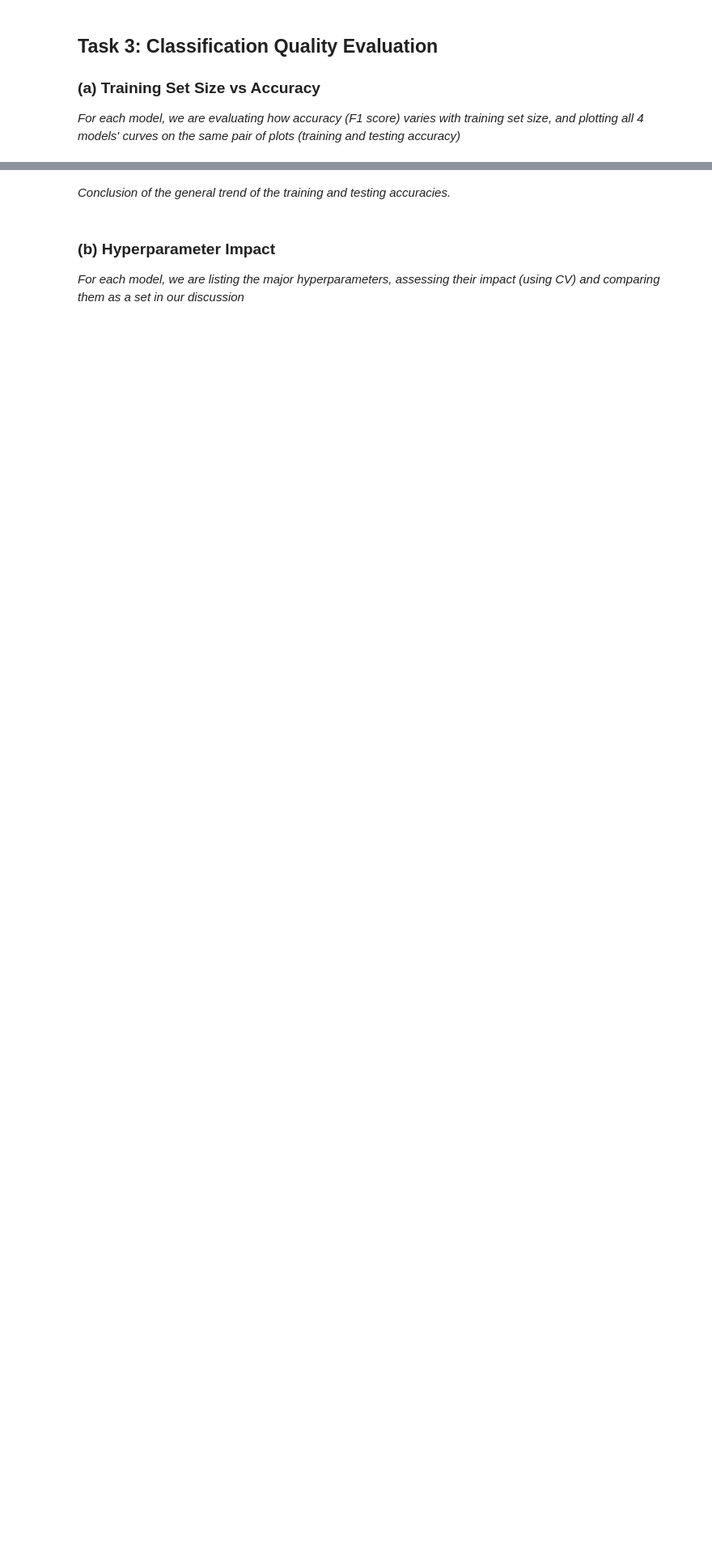
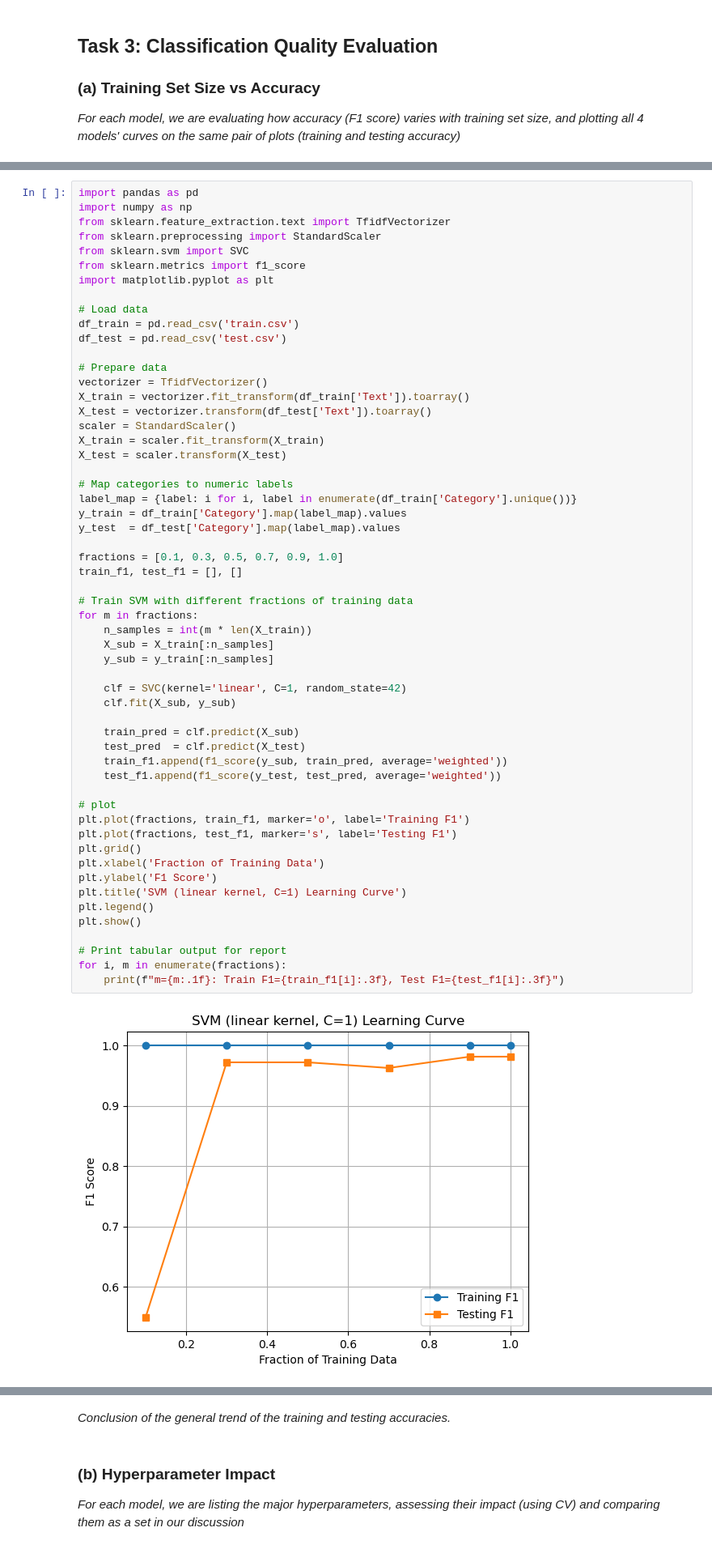
Before and after one commit to timsinyakov/361ass3, a Jupyter notebook: assignment3.ipynb, the cells around one changed output, grey strips where cells are left out. Shown: that part at 81% size. Drawn from its saved outputs; the diff is of its cells as text; blank space fills up the shorter version.

```diff
--- a/assignment3.ipynb
+++ b/assignment3.ipynb
@@ -702,0 +784,58 @@ Test F1 Scores: [0.5598224362778794, 0.981533356484161, 0.9638019282521352, 0.96
+# %%
+import pandas as pd
+import numpy as np
+from sklearn.feature_extraction.text import TfidfVectorizer
+from sklearn.preprocessing import StandardScaler
+from sklearn.svm import SVC
+from sklearn.metrics import f1_score
+import matplotlib.pyplot as plt
+
+# Load data
+df_train = pd.read_csv('train.csv')
+df_test = pd.read_csv('test.csv')
+
+# Prepare data
+vectorizer = TfidfVectorizer()
+X_train = vectorizer.fit_transform(df_train['Text']).toarray()
+X_test = vectorizer.transform(df_test['Text']).toarray()
+scaler = StandardScaler()
+X_train = scaler.fit_transform(X_train)
+X_test = scaler.transform(X_test)
+
+# Map categories to numeric labels
+label_map = {label: i for i, label in enumerate(df_train['Category'].unique())}
+y_train = df_train['Category'].map(label_map).values
+y_test  = df_test['Category'].map(label_map).values
+
+fractions = [0.1, 0.3, 0.5, 0.7, 0.9, 1.0]
+train_f1, test_f1 = [], []
+
+# Train SVM with different fractions of training data
+for m in fractions:
+    n_samples = int(m * len(X_train))
+    X_sub = X_train[:n_samples]
+    y_sub = y_train[:n_samples]
+
+    clf = SVC(kernel='linear', C=1, random_state=42)
+    clf.fit(X_sub, y_sub)
+
+    train_pred = clf.predict(X_sub)
+    test_pred  = clf.predict(X_test)
+    train_f1.append(f1_score(y_sub, train_pred, average='weighted'))
+    test_f1.append(f1_score(y_test, test_pred, average='weighted'))
+
+# plot
+plt.plot(fractions, train_f1, marker='o', label='Training F1')
+plt.plot(fractions, test_f1, marker='s', label='Testing F1')
+plt.grid()
+plt.xlabel('Fraction of Training Data')
+plt.ylabel('F1 Score')
+plt.title('SVM (linear kernel, C=1) Learning Curve')
+plt.legend()
+plt.show()
+
+# Print tabular output for report
+for i, m in enumerate(fractions):
+    print(f"m={m:.1f}: Train F1={train_f1[i]:.3f}, Test F1={test_f1[i]:.3f}")
+# %% [output]
+[figure, added]
```
Also changed, not shown: parts of 27 cells of this notebook.
